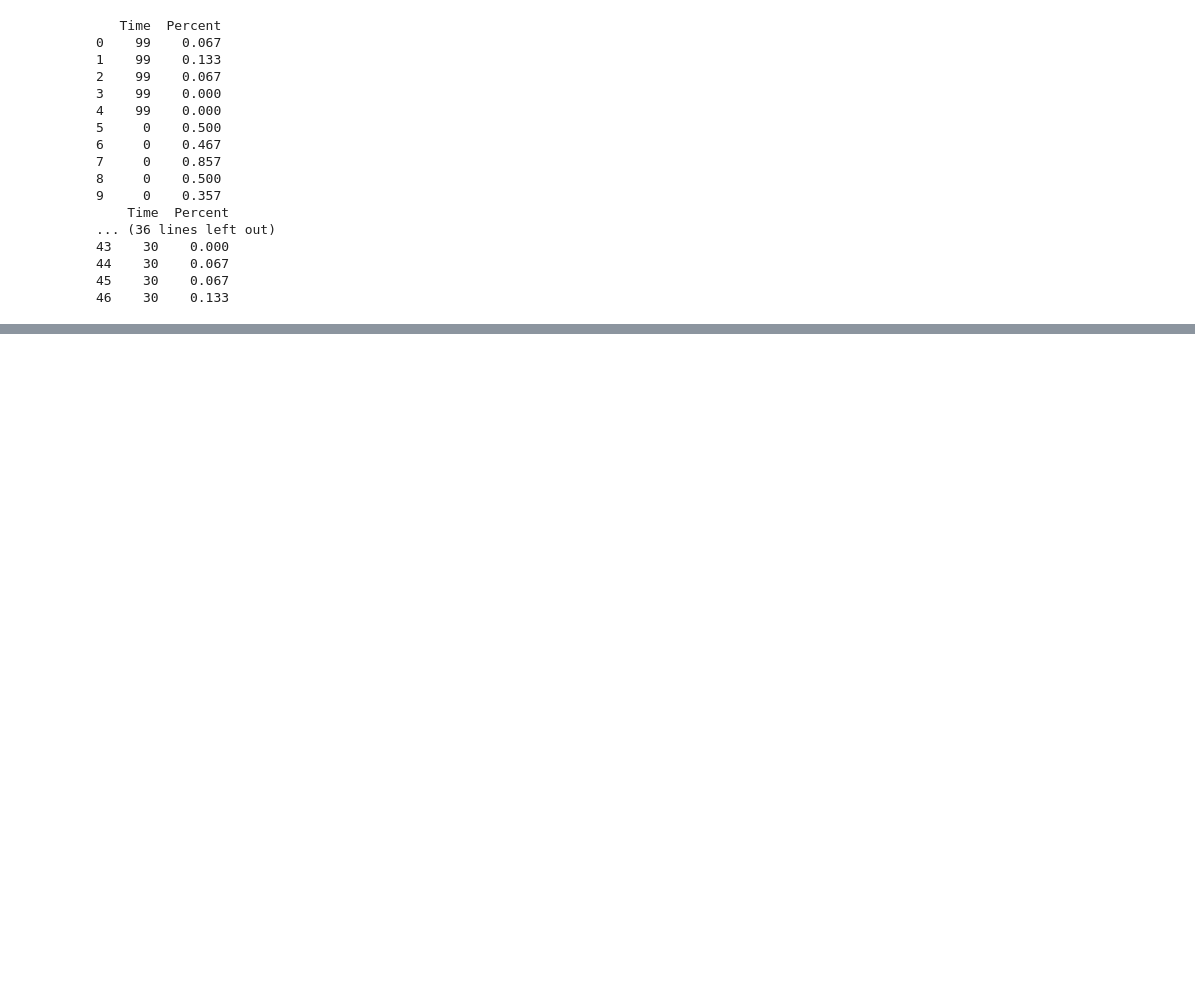
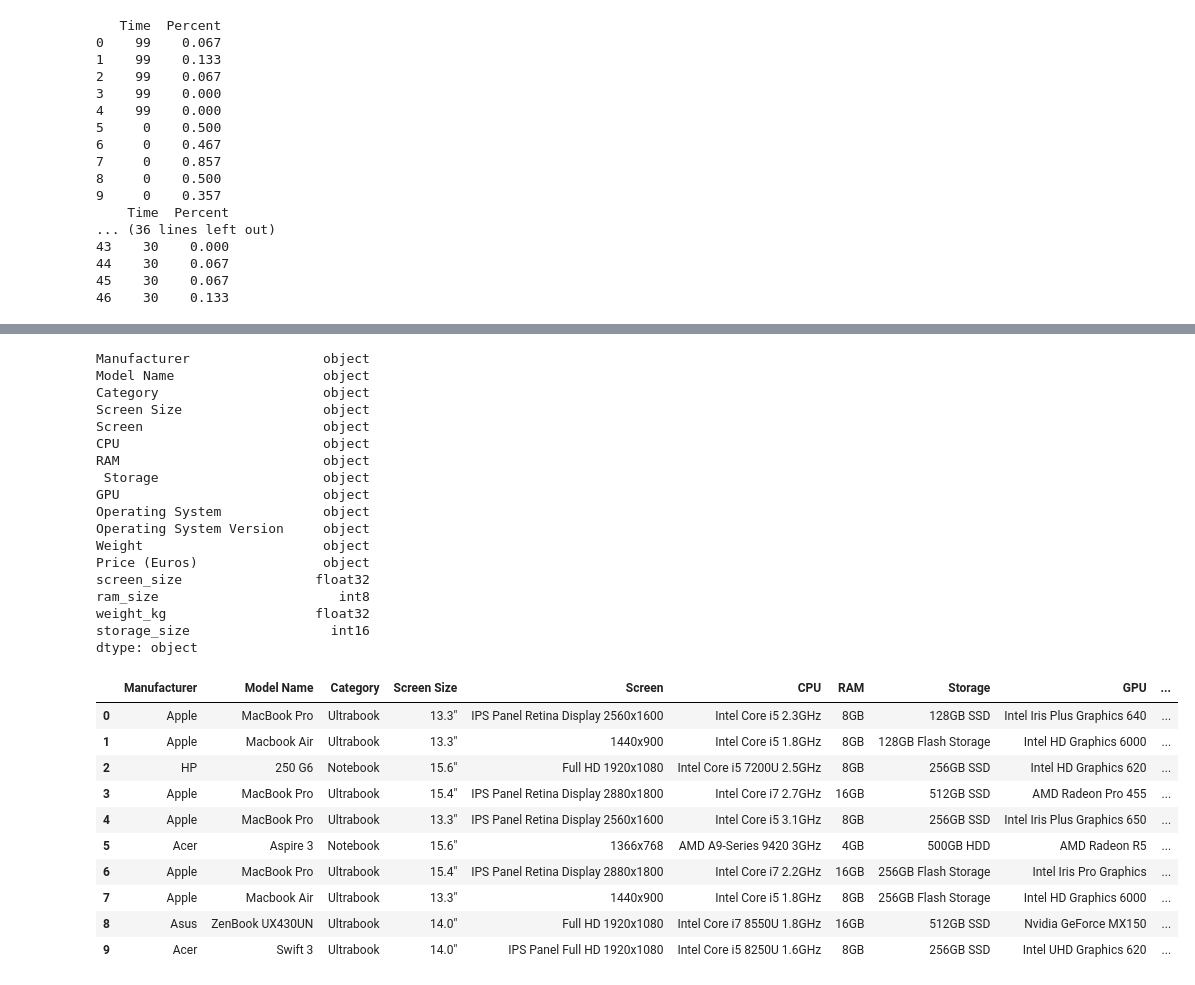
Before and after one commit to mihajlov123/python-analitika-notes, a Jupyter notebook: Izpiti/Vaje/vaje_za_izpit.ipynb, the cells around one changed output, grey strips where cells are left out. Saved outputs shown, nothing was run; the diff lists cells and outputs as text; code cells hidden in the pictures; blank space fills up the shorter version.

```diff
--- a/Izpiti/Vaje/vaje_za_izpit.ipynb
+++ b/Izpiti/Vaje/vaje_za_izpit.ipynb
@@ -213,0 +326,80 @@ DATA= df.to_csv("data/clean_laptops.csv")
+# %%
+# 1.3.9 čiščenje vrendnosti in sprememba podatkovnih tipov
+# Stolpce ['Screen Size', 'RAM','Weight','Storage'] pretvorite v podatkovni tip integer. Pri tem je potrebno paziti, da uporabimo najboljo optimalen subtip (int8, int16) glede na vsebovanje vrednosti.
+# Iz vseh stolpcev najprej izluscite stevilske vrednosti
+
+import numpy as np
+
+laptops = pd.read_csv("./INPUT_laptops.csv", encoding='Latin-1')
+
+# primeri stevilskih obsegov razlicnih podatkovnih tipov
+# info = np.iinfo(np.int8)
+# print("Minimum value int8: ", info.min)
+# print("Maximum value int8: ", info.max)
+# info = np.iinfo(np.uint8)
+# print("Minimum value uint8: ", info.min)
+# print("Maximum value uint8: ", info.max)
+# info = np.iinfo(np.int16)
+# print("Minimum value int16: ", info.min)
+# print("Maximum value int16: ", info.max)
+# info = np.iinfo(np.int32)
+# print("Minimum value int32: ", info.min)
+# print("Maximum value int32: ", info.max)
+# info = np.iinfo(np.int64)
+# print("Minimum value int64: ", info.min)
+# print("Maximum value int64: ", info.max)
+# info = np.finfo(np.float16)
+# print("Minimum value float16: ", info.min)
+# print("Maximum value float16: ", info.max)
+# print("Precision:", info.precision)
+# info = np.finfo(np.float32)
+# print("Minimum value float32: ", info.min)
+# print("Maximum value float32: ", info.max)
+# print("Precision:", info.precision)
+
+# izluscimo stevilske vrednosti iz teksta in pretvorimo
+# 1 Opcija - pretvarjanje s numeric metodo in downcastanjem
+laptops["screen_size"] = pd.to_numeric(laptops['Screen Size'].str.replace('"', ""), downcast='float')
+laptops["ram_size"] = pd.to_numeric(laptops["RAM"].str.replace("GB", ""), downcast='integer')
+laptops["weight_kg"] = pd.to_numeric(laptops["Weight"].str.replace("kgs", "").str.replace("kg",""), downcast='float')
+laptops["storage_size"] = pd.to_numeric(laptops[" Storage"].str.split().str[0].str.replace("GB","").str.replace("TB",""),downcast='integer')
+
+# 2 Opcija - pretvarjanje direktno na eksplicitno določen tip (v teh primerih moramo prej pregledati max in min vrednosti in izbrati optimalne tipe)
+# laptops["screen_size"] = laptops['Screen Size'].str.replace('"', "").astype(np.float32)
+# laptops["ram_size"] = laptops["RAM"].str.replace("GB", "").astype(np.int8)
+# laptops["weight_kg"] = laptops["Weight"].str.replace("kgs", "").str.replace("kg","").astype(np.float32)
+# laptops["storage_size"] = laptops[" Storage"].str.split().str[0].str.replace("GB","").str.replace("TB","").astype(np.int16)
+
+print(laptops.dtypes)
+# laptops.describe()
+laptops.head(10)
+# %% [output]
+Manufacturer                 object
+Model Name                   object
+Category                     object
+Screen Size                  object
+Screen                       object
+CPU                          object
+RAM                          object
+ Storage                     object
+GPU                          object
+Operating System             object
+Operating System Version     object
+Weight                       object
+Price (Euros)                object
+screen_size                 float32
+ram_size                       int8
+weight_kg                   float32
+storage_size                  int16
+dtype: object
+|  | Manufacturer | Model Name | Category | Screen Size | Screen | CPU | RAM | Storage | GPU | ... |
+| 0 | Apple | MacBook Pro | Ultrabook | 13.3" | IPS Panel Retina Display 2560x1600 | Intel Core i5 2.3GHz | 8GB | 128GB SSD | Intel Iris Plus Graphics 640 | ... |
+| 1 | Apple | Macbook Air | Ultrabook | 13.3" | 1440x900 | Intel Core i5 1.8GHz | 8GB | 128GB Flash Storage | Intel HD Graphics 6000 | ... |
+| 2 | HP | 250 G6 | Notebook | 15.6" | Full HD 1920x1080 | Intel Core i5 7200U 2.5GHz | 8GB | 256GB SSD | Intel HD Graphics 620 | ... |
+| 3 | Apple | MacBook Pro | Ultrabook | 15.4" | IPS Panel Retina Display 2880x1800 | Intel Core i7 2.7GHz | 16GB | 512GB SSD | AMD Radeon Pro 455 | ... |
+| 4 | Apple | MacBook Pro | Ultrabook | 13.3" | IPS Panel Retina Display 2560x1600 | Intel Core i5 3.1GHz | 8GB | 256GB SSD | Intel Iris Plus Graphics 650 | ... |
+| 5 | Acer | Aspire 3 | Notebook | 15.6" | 1366x768 | AMD A9-Series 9420 3GHz | 4GB | 500GB HDD | AMD Radeon R5 | ... |
+| 6 | Apple | MacBook Pro | Ultrabook | 15.4" | IPS Panel Retina Display 2880x1800 | Intel Core i7 2.2GHz | 16GB | 256GB Flash Storage | Intel Iris Pro Graphics | ... |
+| 7 | Apple | Macbook Air | Ultrabook | 13.3" | 1440x900 | Intel Core i5 1.8GHz | 8GB | 256GB Flash Storage | Intel HD Graphics 6000 | ... |
+| 8 | Asus | ZenBook UX430UN | Ultrabook | 14.0" | Full HD 1920x1080 | Intel Core i7 8550U 1.8GHz | 16GB | 512GB SSD | Nvidia GeForce MX150 | ... |
+| 9 | Acer | Swift 3 | Ultrabook | 14.0" | IPS Panel Full HD 1920x1080 | Intel Core i5 8250U 1.6GHz | 8GB | 256GB SSD | Intel UHD Graphics 620 | ... |
```
Also changed, not shown: parts of 45 cells of this notebook, 4 other files.
